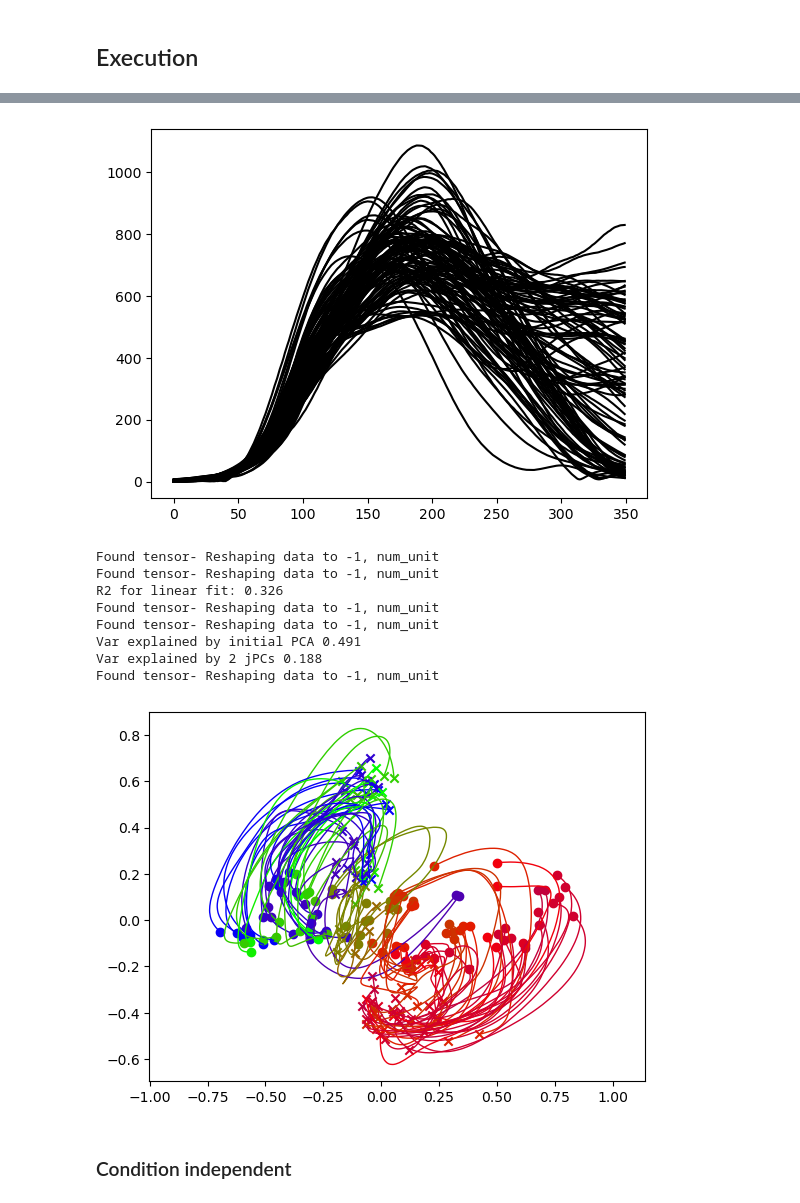
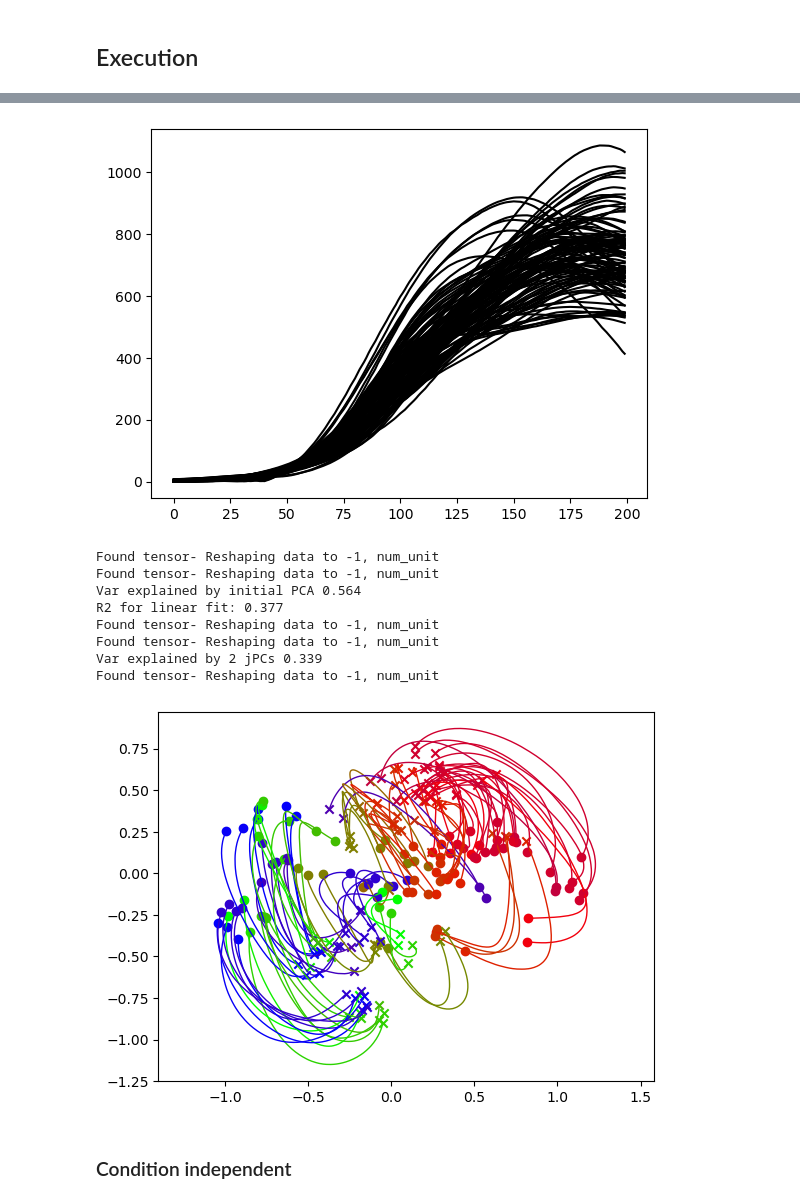
Before and after one commit to mehrdadkashefi/latent_analysis, a Jupyter notebook: test.ipynb, the cells around one changed output, grey strips where cells are left out. Drawn from its saved outputs; the diff is of its cells as text; code cells hidden in the pictures.

```diff
--- a/test.ipynb
+++ b/test.ipynb
@@ -131,24 +136,23 @@ for c in range(108):
 # %%
 %matplotlib inline
 condition_columns = ['trial_type', 'trial_version']
 align_column = 'move_onset_time'
 channel_column = 'hand_vel'
-t_range = [-50, 300]
+t_range = [-50, 150]
 
 spd_align = tools.align_continuous(trial_info, D, condition_columns, align_column, channel_column, t_range)
 
 plt.plot(np.sqrt(np.sum(spd_align**2, axis=2)).T, color='k')
 plt.show()
 
 unit = units.index.values
 data_aligned = tools.align_fr(trial_info, units, condition_columns, align_column, unit, t_range)
 # %% [output]
-[figure, old version]
+[figure, new version]
 # %%
 jpca = LT.jPCA(num_jpcs=6, force_skewness=True)
 jpca.fit(data_aligned)
 rate_jpca = jpca.transform(data_aligned)
-
 
 for c in range(108):
     plt.plot(rate_jpca[c, :, 0], rate_jpca[c,:, 1], lw=1, c=reach_angles[c])
@@ -159,13 +163,13 @@ plt.show()
 # %% [output]
 Found tensor- Reshaping data to -1, num_unit
 Found tensor- Reshaping data to -1, num_unit
-R2 for linear fit: 0.326
+Var explained by initial PCA 0.564
+R2 for linear fit: 0.377
 Found tensor- Reshaping data to -1, num_unit
 Found tensor- Reshaping data to -1, num_unit
-Var explained by initial PCA 0.491
-Var explained by 2 jPCs 0.188
+Var explained by 2 jPCs 0.339
 Found tensor- Reshaping data to -1, num_unit
-[figure, old version]
+[figure, new version]
 # %% [markdown]
 ### Condition independent
 # %%
```
Also changed, not shown: parts of 4 cells of this notebook, 1 other file.
